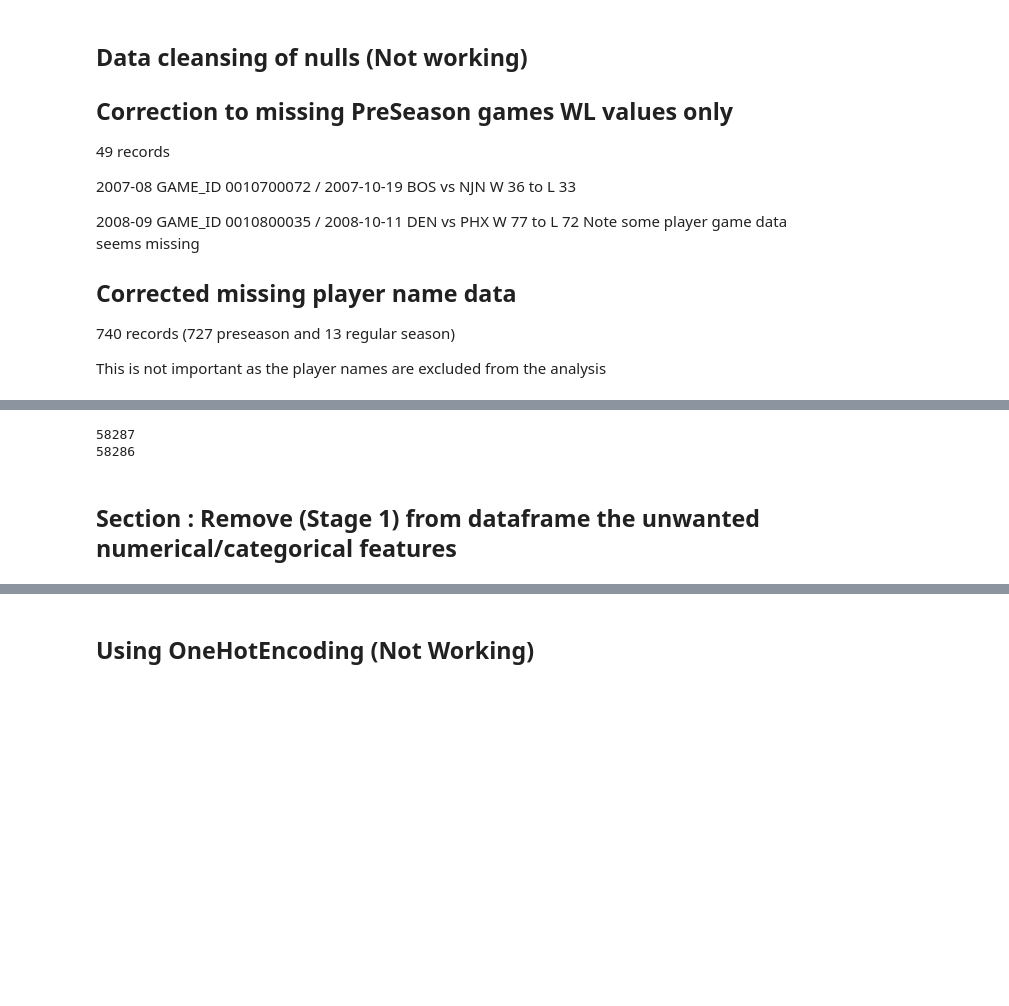
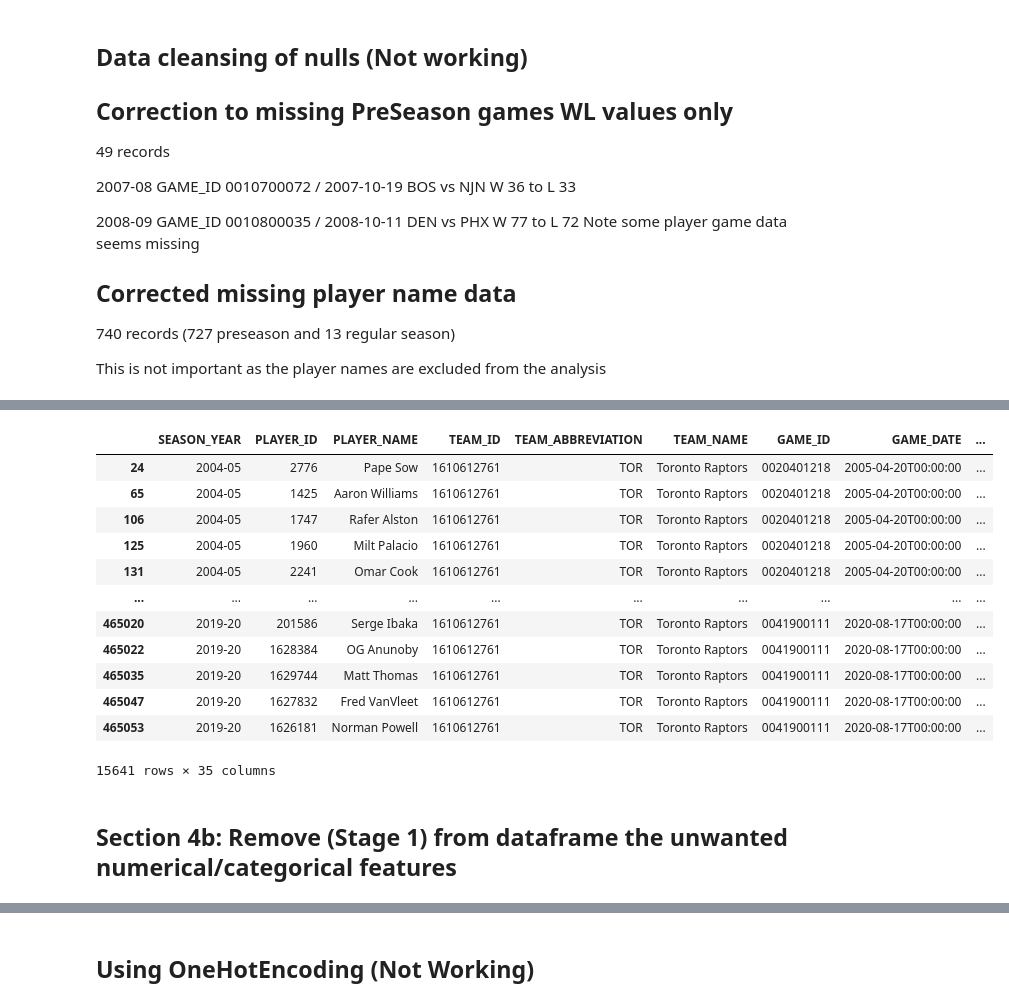
Before and after one commit to bhavikapatil/Capstone, a Jupyter notebook: Code/_Dennis_Sandbox/DAT 205-Group01-NBA-HistPlayGameLogs-01Transform.ipynb, the cells around one changed output, grey strips where cells are left out. Cells and saved outputs as stored; diff of their text form; code cells hidden in the pictures; blank space fills up the shorter version.

```diff
--- a/Code/_Dennis_Sandbox/DAT 205-Group01-NBA-HistPlayGameLogs-01Transform.ipynb
+++ b/Code/_Dennis_Sandbox/DAT 205-Group01-NBA-HistPlayGameLogs-01Transform.ipynb
@@ -379,7 +396,5 @@ Index(['SEASON_YEAR', 'PLAYER_ID', 'PLAYER_NAME', 'TEAM_ID',
       dtype='object')
 # %%
-df_TF = df_Initial
-
-# create UID_STG for SEASON_YEAR', 'TEAM_ID', 'GAME_ID'
-df_TF['UID_STG'] = 'new field'
+# # create UID_STG for SEASON_YEAR', 'TEAM_ID', 'GAME_ID'
+# df_TF['UID_STG'] = 'new field'
 # %%
@@ -449,11 +443,29 @@ Mikki Moore
 # %%
-print(totalNumRec)
-print(currNumRec)
+# print(totalNumRec)
+# print(currNumRec)
-# %% [output]
-58287
-58286
+# %%
+# If a specific team is selected by 'TEAM_ABBREVIATION' then recreate the dataframe with this filter else use the entire dataset as is.
+if teamSelected in allTeamsList:
+    df_TF = df_TF[df_TF['TEAM_ABBREVIATION']==teamSelected]
+else:
+    df_TF
+display(df_TF)
+# %% [output]
+|  | SEASON_YEAR | PLAYER_ID | PLAYER_NAME | TEAM_ID | TEAM_ABBREVIATION | TEAM_NAME | GAME_ID | GAME_DATE | ... |
+| 24 | 2004-05 | 2776 | Pape Sow | 1610612761 | TOR | Toronto Raptors | 0020401218 | 2005-04-20T00:00:00 | ... |
+| 65 | 2004-05 | 1425 | Aaron Williams | 1610612761 | TOR | Toronto Raptors | 0020401218 | 2005-04-20T00:00:00 | ... |
+| 106 | 2004-05 | 1747 | Rafer Alston | 1610612761 | TOR | Toronto Raptors | 0020401218 | 2005-04-20T00:00:00 | ... |
+| 125 | 2004-05 | 1960 | Milt Palacio | 1610612761 | TOR | Toronto Raptors | 0020401218 | 2005-04-20T00:00:00 | ... |
+| 131 | 2004-05 | 2241 | Omar Cook | 1610612761 | TOR | Toronto Raptors | 0020401218 | 2005-04-20T00:00:00 | ... |
+| ... | ... | ... | ... | ... | ... | ... | ... | ... | ... |
+| 465020 | 2019-20 | 201586 | Serge Ibaka | 1610612761 | TOR | Toronto Raptors | 0041900111 | 2020-08-17T00:00:00 | ... |
+| 465022 | 2019-20 | 1628384 | OG Anunoby | 1610612761 | TOR | Toronto Raptors | 0041900111 | 2020-08-17T00:00:00 | ... |
+| 465035 | 2019-20 | 1629744 | Matt Thomas | 1610612761 | TOR | Toronto Raptors | 0041900111 | 2020-08-17T00:00:00 | ... |
+| 465047 | 2019-20 | 1627832 | Fred VanVleet | 1610612761 | TOR | Toronto Raptors | 0041900111 | 2020-08-17T00:00:00 | ... |
+| 465053 | 2019-20 | 1626181 | Norman Powell | 1610612761 | TOR | Toronto Raptors | 0041900111 | 2020-08-17T00:00:00 | ... |
+15641 rows × 35 columns
 # %% [markdown]
-## Section : Remove (Stage 1) from dataframe the unwanted numerical/categorical features
+## Section 4b: Remove (Stage 1) from dataframe the unwanted numerical/categorical features
 # %%
 # Gather current list of features
 numerical_Features = df_TF.columns.tolist()
```
Also changed, not shown: parts of 44 cells of this notebook, 1 other file.
